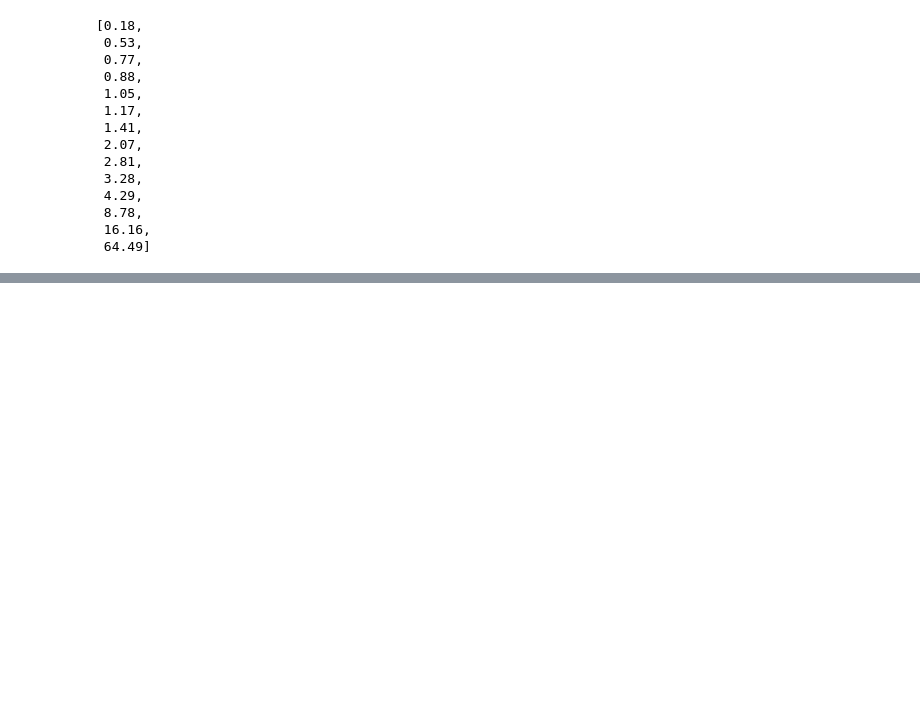
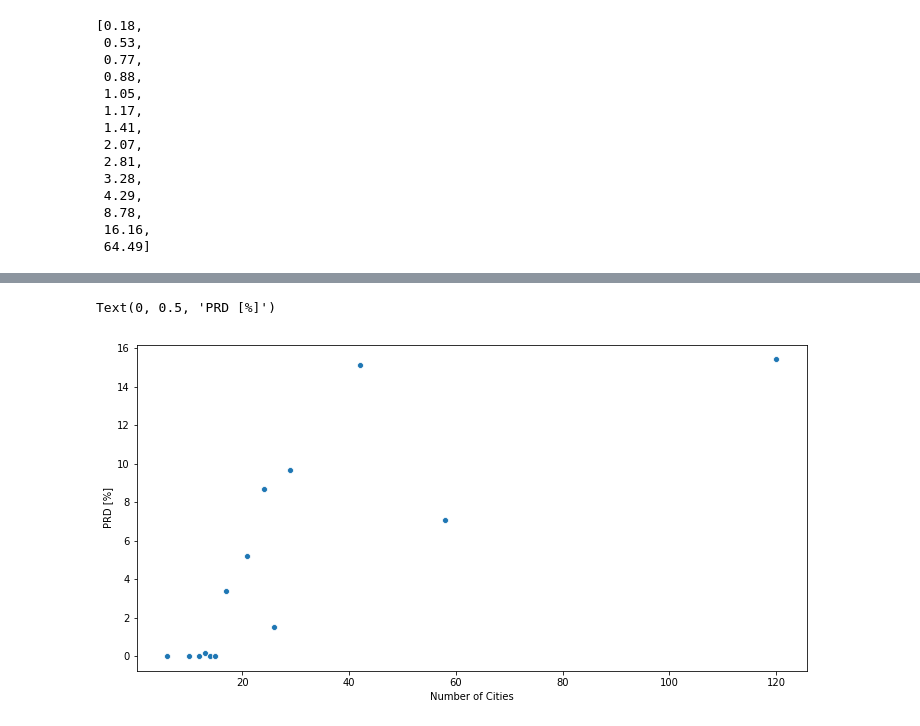
Before and after one commit to MikitaChabatarovich/pea, a Jupyter notebook: ant_colony_test.ipynb, the cells around one changed output, grey strips where cells are left out. Cells and saved outputs as stored; diff of their text form; code cells hidden in the pictures; blank space fills up the shorter version.

```diff
--- a/ant_colony_test.ipynb
+++ b/ant_colony_test.ipynb
@@ -215,0 +228,8 @@ time_list
+# %%
+plt.figure(figsize=(12,6))
+sns.scatterplot(x = list(utils.best_dict.keys()), y = prd_list)
+plt.xlabel("Number of Cities")
+plt.ylabel("PRD [%]")
+# %% [output]
+Text(0, 0.5, 'PRD [%]')
+[figure, added]
```
Also changed, not shown: parts of 4 cells of this notebook.
